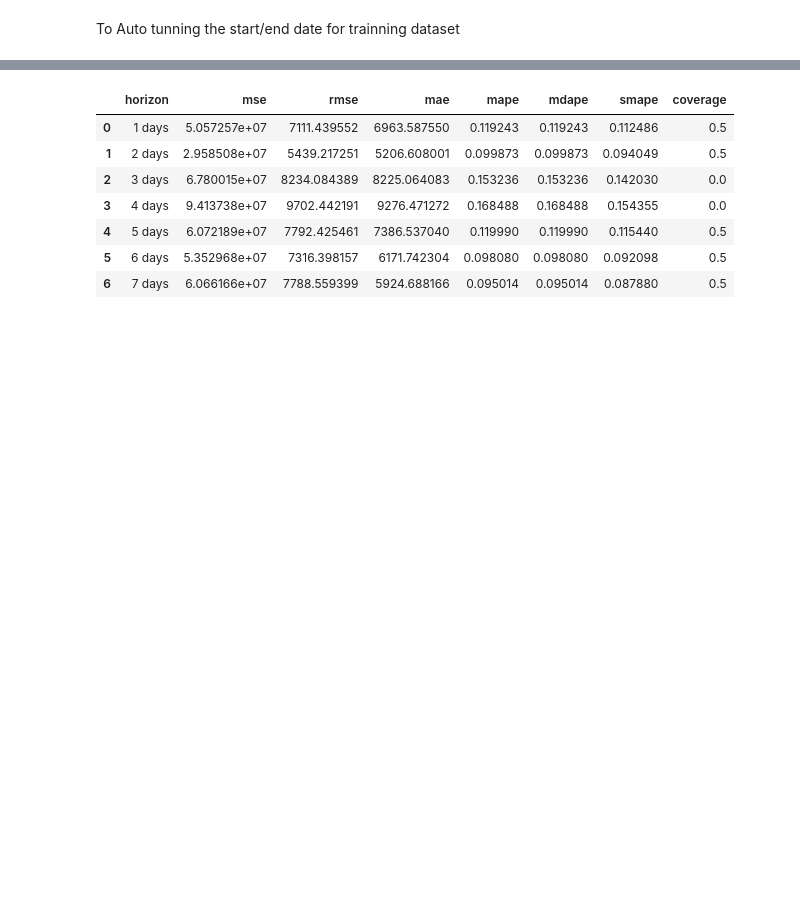
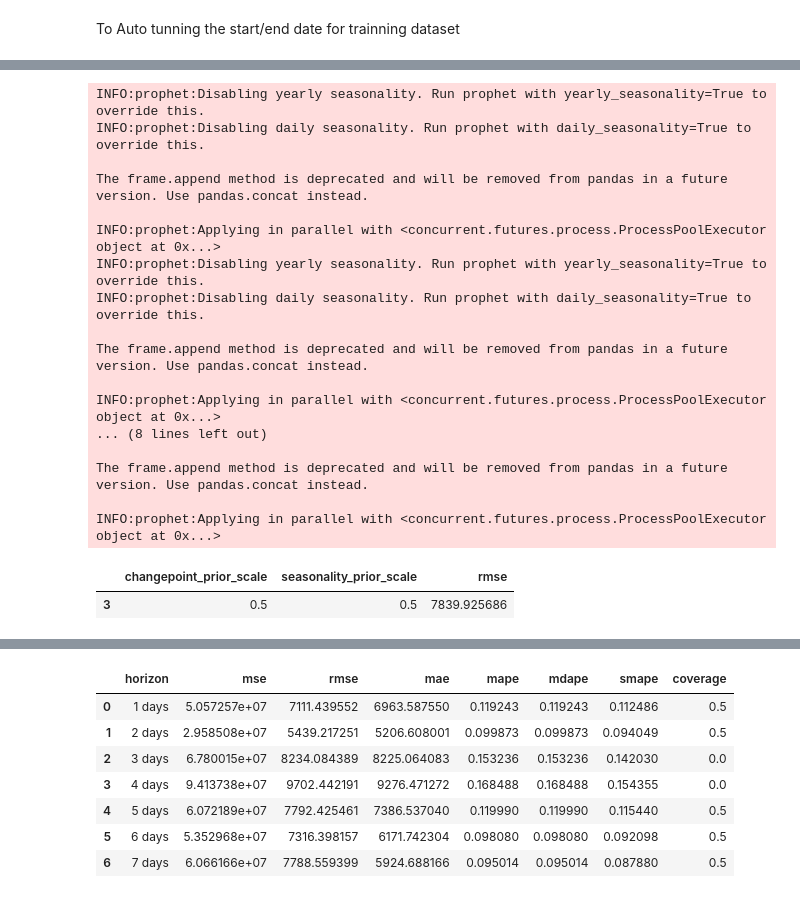
Before and after one commit to chengalex2012/TS-Proph, a Jupyter notebook: Prophet_TimeSeries_ES-A1_Separate.ipynb, the cells around one changed output, grey strips where cells are left out. Drawn from its saved outputs; the diff is of its cells as text; code cells hidden in the pictures; blank space fills up the shorter version.

```diff
--- a/Prophet_TimeSeries_ES-A1_Separate.ipynb
+++ b/Prophet_TimeSeries_ES-A1_Separate.ipynb
@@ -358,12 +340,15 @@ NameError: name 'holidays' is not defined
 # %%
+# Manually set some prior scale for changepoint and seasonality
 param_grid = {
-    'changepoint_prior_scale': [0.01, 0.5, 1.0, 2.0, 5.0, 10.0],
-    'seasonality_prior_scale': [0.01, 0.5, 1.0, 2.0, 5.0, 10.0],
+    'changepoint_prior_scale': [0.01, 0.5],
+    'seasonality_prior_scale': [0.01, 0.5],
     }
 
+# For all possible combination of changepoint and seasonality, form KV and using RMSE to evaluate error
 def prior_scale(start_date, end_date):
     all_params = [dict(zip(param_grid.keys(), v)) for v in itertools.product(*param_grid.values())]
-    rmses = []  # Store the RMSEs for each params here
+    # Store the RMSEs for each params here
+    rmses = []
     cutoffs = pd.to_datetime([start_date, end_date])
     for params in all_params:
         m = Prophet(**params).add_country_holidays(country_name='ES').fit(df)  # Fit model with given params
@@ -375,0 +381,22 @@ def prior_scale(start_date, end_date):
+# %%
+prior_scale('2022-02-01','2022-04-01')
+# %% [output]
+INFO:prophet:Disabling yearly seasonality. Run prophet with yearly_seasonality=True to override this.
+INFO:prophet:Disabling daily seasonality. Run prophet with daily_seasonality=True to override this.
+
+The frame.append method is deprecated and will be removed from pandas in a future version. Use pandas.concat instead.
+
+INFO:prophet:Applying in parallel with <concurrent.futures.process.ProcessPoolExecutor object at 0x...>
+INFO:prophet:Disabling yearly seasonality. Run prophet with yearly_seasonality=True to override this.
+INFO:prophet:Disabling daily seasonality. Run prophet with daily_seasonality=True to override this.
+
+The frame.append method is deprecated and will be removed from pandas in a future version. Use pandas.concat instead.
+
+INFO:prophet:Applying in parallel with <concurrent.futures.process.ProcessPoolExecutor object at 0x...>
+... (8 lines left out)
+
+The frame.append method is deprecated and will be removed from pandas in a future version. Use pandas.concat instead.
+
+INFO:prophet:Applying in parallel with <concurrent.futures.process.ProcessPoolExecutor object at 0x...>
+|  | changepoint_prior_scale | seasonality_prior_scale | rmse |
+| 3 | 0.5 | 0.5 | 7839.925686 |
```
Also changed, not shown: parts of 11 cells of this notebook, 2 other files.
